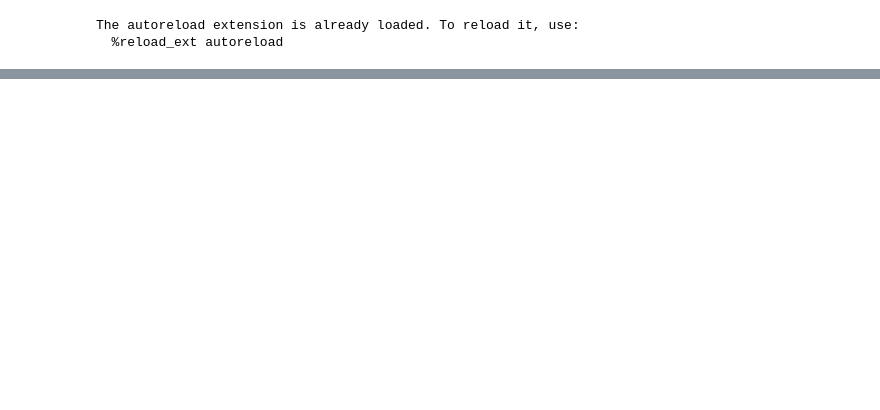
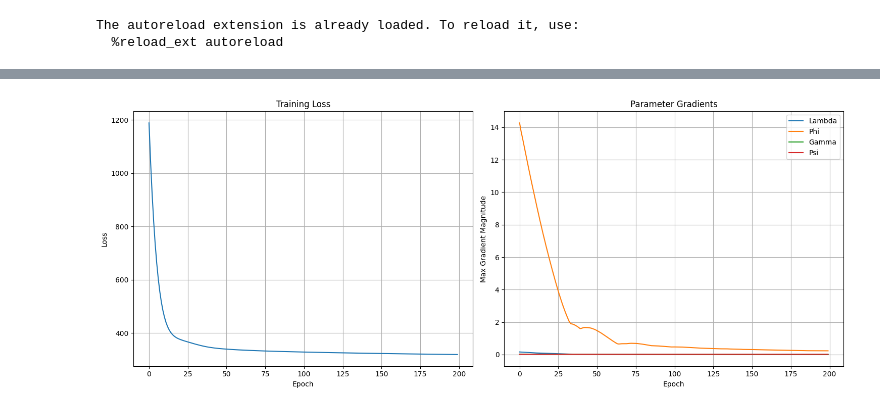
Before and after one commit to surbut/aladynoulli, a Jupyter notebook: pyScripts/printingmgb.ipynb, the cells around one changed output, grey strips where cells are left out. Drawn from its saved outputs; the diff is of its cells as text; code cells hidden in the pictures; blank space fills up the shorter version.

```diff
--- a/pyScripts/printingmgb.ipynb
+++ b/pyScripts/printingmgb.ipynb
@@ -458,0 +658,28 @@ plot_signature_trajectories(
+# %%
+import matplotlib.pyplot as plt
+
+# Create figure with subplots
+fig, (ax1, ax2) = plt.subplots(1, 2, figsize=(15, 6))
+
+# Plot loss
+ax1.plot(history['loss'])
+ax1.set_xlabel('Epoch')
+ax1.set_ylabel('Loss')
+ax1.set_title('Training Loss')
+ax1.grid(True)
+
+# Plot gradients
+ax2.plot(history['max_grad_lambda'], label='Lambda')
+ax2.plot(history['max_grad_phi'], label='Phi')
+ax2.plot(history['max_grad_gamma'], label='Gamma')
+ax2.plot(history['max_grad_psi'], label='Psi')
+ax2.set_xlabel('Epoch')
+ax2.set_ylabel('Max Gradient Magnitude')
+ax2.set_title('Parameter Gradients')
+ax2.legend()
+ax2.grid(True)
+
+plt.tight_layout()
+plt.show()
+# %% [output]
+[figure, added]
```
Also changed, not shown: parts of 18 cells of this notebook, 5 other files.
